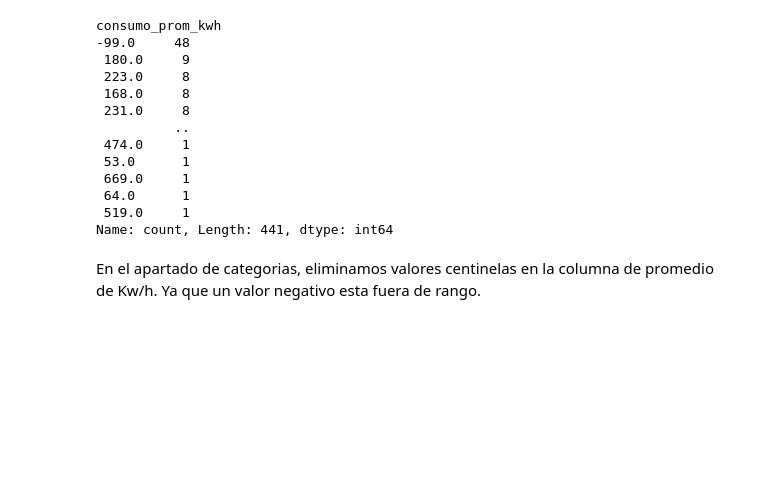
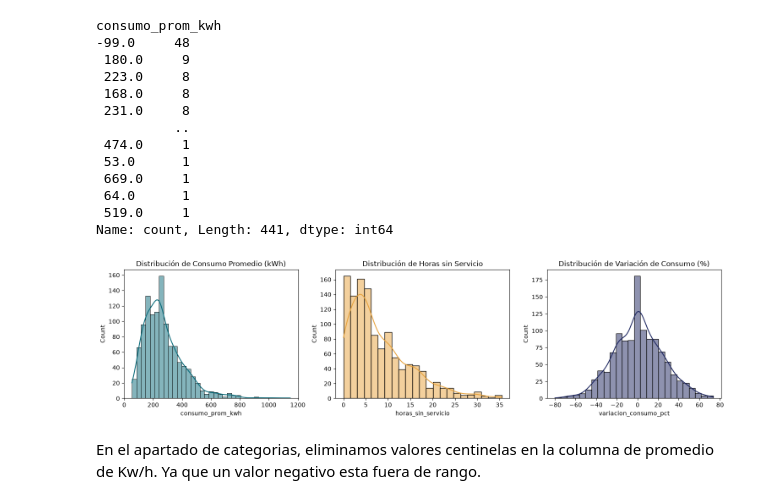
Before and after one commit to HeroedelGin/LabAI, a Jupyter notebook: Proyecto_integrador_G7.ipynb, the cells around one changed output. Drawn from its saved outputs; the diff is of its cells as text; code cells hidden in the pictures; blank space fills up the shorter version.

```diff
--- a/Proyecto_integrador_G7.ipynb
+++ b/Proyecto_integrador_G7.ipynb
@@ -310,6 +324,23 @@ consumo_prom_kwh
  64.0      1
  519.0     1
 Name: count, Length: 441, dtype: int64
+# %%
+# Gráfico de histogramas para variables numericas clave
+fig, axes = plt.subplots(1, 3, figsize=(15, 4))
+
+sns.histplot(df['consumo_prom_kwh'], kde=True, ax=axes[0], color='#0A6B7A')
+axes[0].set_title('Distribución de Consumo Promedio (kWh)')
+
+sns.histplot(df['horas_sin_servicio'], kde=True, ax=axes[1], color='#E8A33D')
+axes[1].set_title('Distribución de Horas sin Servicio')
+
+sns.histplot(df['variacion_consumo_pct'], kde=True, ax=axes[2], color='#1E2761')
+axes[2].set_title('Distribución de Variación de Consumo (%)')
+
+plt.tight_layout()
+plt.show()
+# %% [output]
+[figure, added]
 # %% [markdown]
 En el apartado de categorias, eliminamos valores centinelas en la columna de promedio de Kw/h. Ya que un valor negativo esta fuera de rango.
 # %%
```
Also changed, not shown: parts of 6 cells of this notebook.
